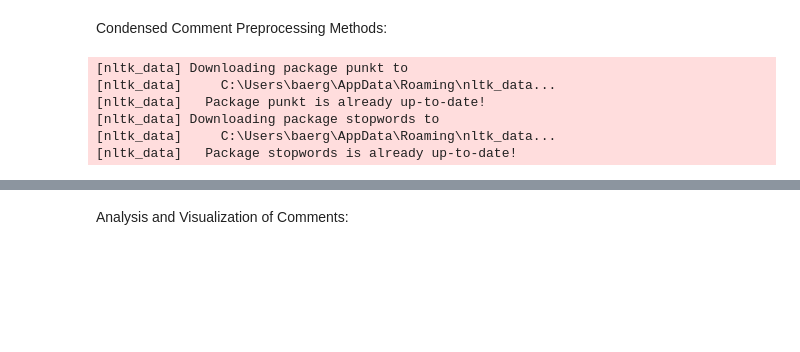
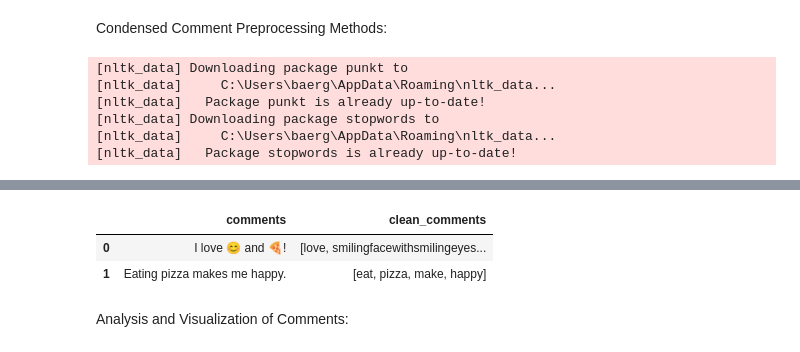
Before and after one commit to rileybaerg/TruthTube, a Jupyter notebook: TruthTubePracticumColab.ipynb, the cells around one changed output, grey strips where cells are left out. Saved outputs shown, nothing was run; the diff lists cells and outputs as text; code cells hidden in the pictures; blank space fills up the shorter version.

```diff
--- a/TruthTubePracticumColab.ipynb
+++ b/TruthTubePracticumColab.ipynb
@@ -393,3 +460,12 @@ name_df['clean_comments'] = name_df['comments'].str.lower().apply(clean_tokenize
+# %%
+#apply function to comment dataframe (name for now, until official variable name is established)
+name_df['clean_comments'] = name_df['comments'].apply(clean_tokenize_text)
+# %%
+name_df
+# %% [output]
+|  | comments | clean_comments |
+| 0 | I love 😊 and 🍕! | [love, smilingfacewithsmilingeyes... |
+| 1 | Eating pizza makes me happy. | [eat, pizza, make, happy] |
 # %% [markdown]
 Analysis and Visualization of Comments:
 # %%
```
Also changed, not shown: parts of 3 cells of this notebook.
